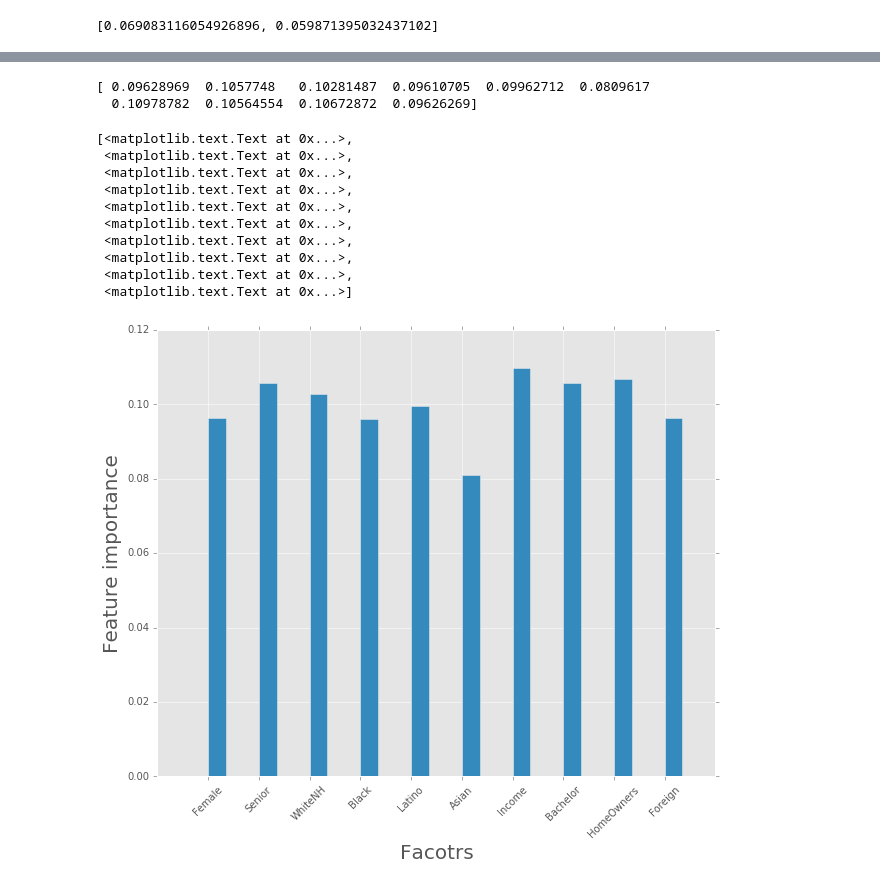
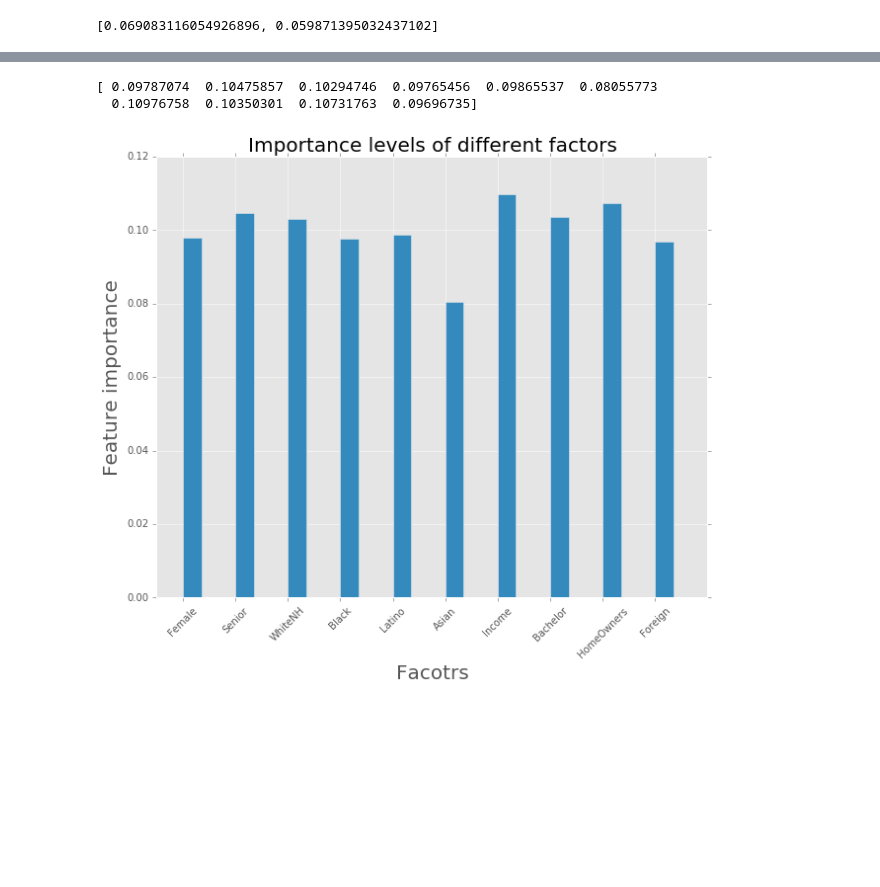
Before and after one commit to jz2575/PUI2016_jz2575, a Jupyter notebook: EC_Project_jz2575/PUI2016_EC_Project.ipynb, the cells around one changed output, grey strips where cells are left out. Cells and saved outputs as stored; diff of their text form; code cells hidden in the pictures; blank space fills up the shorter version.

```diff
--- a/EC_Project_jz2575/PUI2016_EC_Project.ipynb
+++ b/EC_Project_jz2575/PUI2016_EC_Project.ipynb
@@ -46,9 +26,7 @@ data.rename(columns={'PST045214': 'Population'}, inplace=True)
 # %%
 data.rename(columns={'AGE295214': 'Population18'}, inplace=True)
 # %%
-data.rename(columns={'AGE775214': 'Population65'}, inplace=True)
+data.rename(columns={'AGE775214': 'Senior'}, inplace=True)
-# %%
-data.rename(columns={'Population65': 'Senior'}, inplace=True)
 # %%
 data.rename(columns={'SEX255214': 'Female'}, inplace=True)
 # %%
@@ -692,30 +643,25 @@ ax.set_xticklabels(['TFemale', 'TSeniors', 'TBlack', 'TLatino', 'TAsian',\
 # %%
 col = ['Female', 'Senior', 'WhiteNH', 'Black', 'Latino', 'Asian', 'Income', 'Bachelor', 'HomeOwners', 'Foreign']
 data_new = data[col]
 data_new = data_new.dropna()
+
 clf = RandomForestClassifier(n_estimators=100)
 model = clf.fit(data_new, data.trump)
 print model.feature_importances_
-array_a = np.arange(len(data_new.columns.values))
+
+array_a = list(np.arange(len(data_new.columns)))
+
 fig = plt.figure(figsize=(10,8))
 ax = fig.add_subplot(111)
 ax.bar(array_a, model.feature_importances_, 0.35)
 ax.set_ylabel('Feature importance', fontsize=20)
 ax.set_xlabel('Facotrs', fontsize=20)
-ax.set_xlim(-1,10)
+ax.set_title('Importance levels of different factors', fontsize=20)
+ax.set_xlim(-0.5, len(array_a))
 ax.set_xticks(array_a)
 ax.set_xticklabels(col, rotation=45)
+plt.show()
 # %% [output]
-[ 0.09628969  0.1057748   0.10281487  0.09610705  0.09962712  0.0809617
-  0.10978782  0.10564554  0.10672872  0.09626269]
+[ 0.09787074  0.10475857  0.10294746  0.09765456  0.09865537  0.08055773
+  0.10976758  0.10350301  0.10731763  0.09696735]
-[<matplotlib.text.Text at 0x...>,
- <matplotlib.text.Text at 0x...>,
- <matplotlib.text.Text at 0x...>,
- <matplotlib.text.Text at 0x...>,
- <matplotlib.text.Text at 0x...>,
- <matplotlib.text.Text at 0x...>,
- <matplotlib.text.Text at 0x...>,
- <matplotlib.text.Text at 0x...>,
- <matplotlib.text.Text at 0x...>,
- <matplotlib.text.Text at 0x...>]
-[figure, old version]
+[figure, new version]
```
Also changed, not shown: parts of 30 cells of this notebook.
